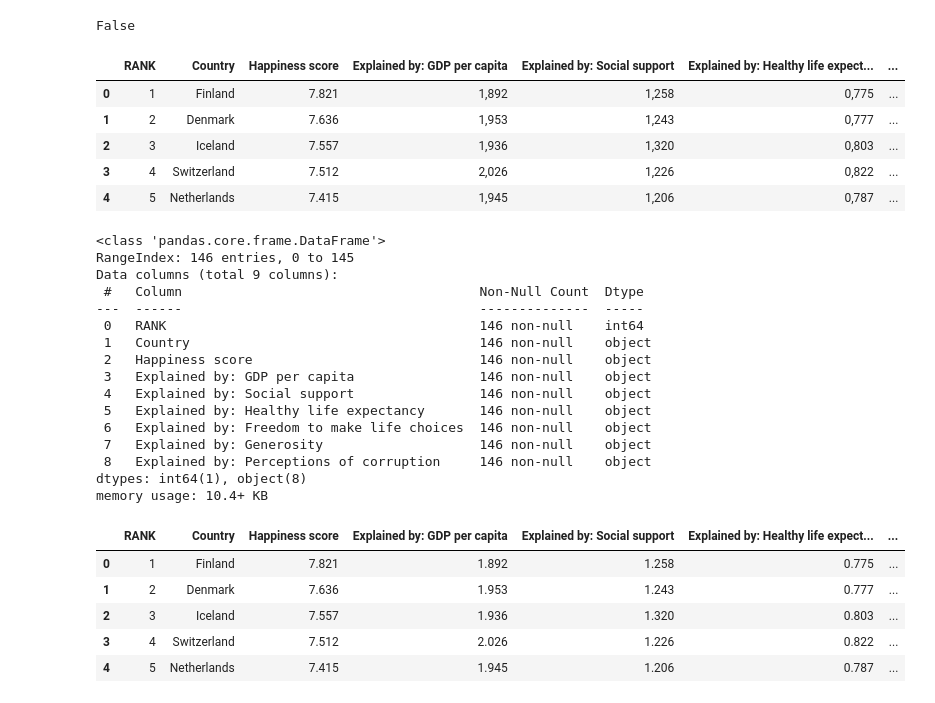
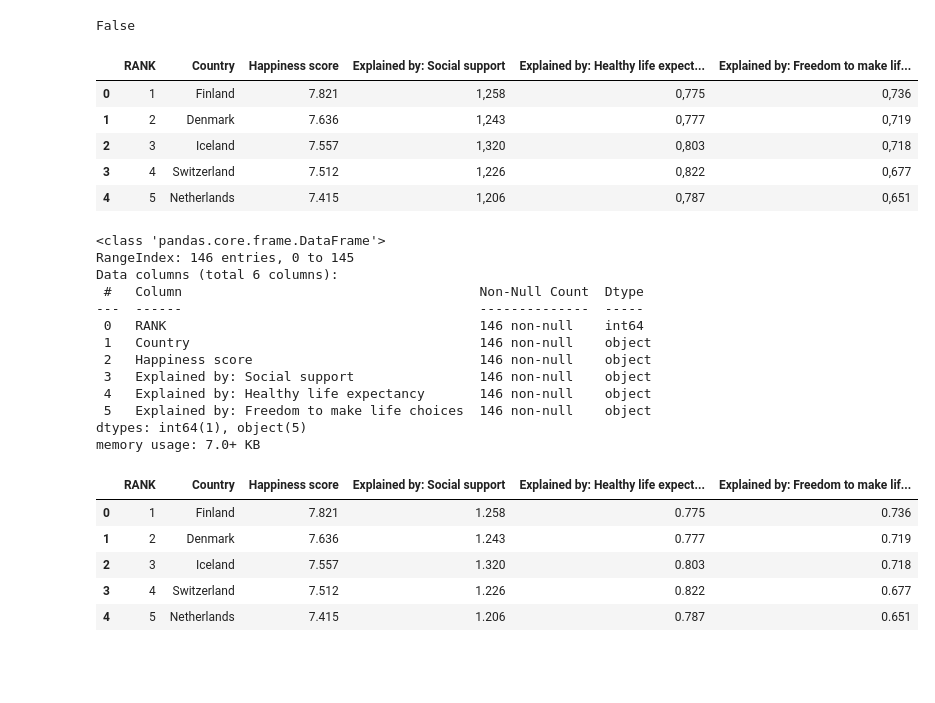
Before and after one commit to shroomtoastie/World_Happiness_project, a Jupyter notebook: happy22.ipynb, the cells around one changed output. Drawn from its saved outputs; the diff is of its cells as text; code cells hidden in the pictures; blank space fills up the shorter version.

```diff
--- a/happy22.ipynb
+++ b/happy22.ipynb
@@ -65,7 +65,7 @@ happy_df22.head()
 | 3 | 4 | Switzerland | 7,512 | 7,586 | 7,437 | 2,153 | ... |
 | 4 | 5 | Netherlands | 7,415 | 7,471 | 7,359 | 2,137 | ... |
 # %%
-cols_to_drop = ["Dystopia (1.83) + residual", "Whisker high", "Whisker low"]
+cols_to_drop = ["Dystopia (1.83) + residual", "Whisker high", "Whisker low", "Explained by: GDP per capita", "Explained by: Generosity", "Explained by: Perceptions of corruption"]
 
 happy_df22 = happy_df22.drop(columns = cols_to_drop)
 # %%
@@ -137,48 +134,45 @@ happy_df22['Happiness score'] = happy_df22['Happiness score'].str.replace(',', '
 # %%
 happy_df22.head()
 # %% [output]
-|  | RANK | Country | Happiness score | Explained by: GDP per capita | Explained by: Social support | Explained by: Healthy life expect... | ... |
-| 0 | 1 | Finland | 7.821 | 1,892 | 1,258 | 0,775 | ... |
-| 1 | 2 | Denmark | 7.636 | 1,953 | 1,243 | 0,777 | ... |
-| 2 | 3 | Iceland | 7.557 | 1,936 | 1,320 | 0,803 | ... |
-| 3 | 4 | Switzerland | 7.512 | 2,026 | 1,226 | 0,822 | ... |
-| 4 | 5 | Netherlands | 7.415 | 1,945 | 1,206 | 0,787 | ... |
+|  | RANK | Country | Happiness score | Explained by: Social support | Explained by: Healthy life expect... | Explained by: Freedom to make lif... |
+| 0 | 1 | Finland | 7.821 | 1,258 | 0,775 | 0,736 |
+| 1 | 2 | Denmark | 7.636 | 1,243 | 0,777 | 0,719 |
+| 2 | 3 | Iceland | 7.557 | 1,320 | 0,803 | 0,718 |
+| 3 | 4 | Switzerland | 7.512 | 1,226 | 0,822 | 0,677 |
+| 4 | 5 | Netherlands | 7.415 | 1,206 | 0,787 | 0,651 |
 # %%
 happy_df22.info()
 # %% [output]
 <class 'pandas.core.frame.DataFrame'>
 RangeIndex: 146 entries, 0 to 145
-Data columns (total 9 columns):
+Data columns (total 6 columns):
  #   Column                                      Non-Null Count  Dtype
 ---  ------                                      --------------  -----
  0   RANK                                        146 non-null    int64
  1   Country                                     146 non-null    object
  2   Happiness score                             146 non-null    object
- 3   Explained by: GDP per capita                146 non-null    object
- 4   Explained by: Social support                146 non-null    object
- 5   Explained by: Healthy life expectancy       146 non-null    object
- 6   Explained by: Freedom to make life choices  146 non-null    object
- 7   Explained by: Generosity                    146 non-null    object
- 8   Explained by: Perceptions of corruption     146 non-null    object
-dtypes: int64(1), object(8)
-memory usage: 10.4+ KB
+ 3   Explained by: Social support                146 non-null    object
+ 4   Explained by: Healthy life expectancy       146 non-null    object
+ 5   Explained by: Freedom to make life choices  146 non-null    object
+dtypes: int64(1), object(5)
+memory usage: 7.0+ KB
 # %%
-replace_dict = {
+edit_cols = {
     'Explained by: GDP per capita': {',': '.'},
     'Explained by: Social support': {',': '.'},
     'Explained by: Healthy life expectancy': {',': '.'},
     'Explained by: Freedom to make life choices': {',':'.'},
     'Explained by: Generosity': {',':'.'},
     'Explained by: Perceptions of corruption': {',':'.'}
 }
 
-happy_df22 = happy_df22.replace(replace_dict, regex=True)
+happy_df22 = happy_df22.replace(edit_cols, regex=True)
 
 happy_df22.head()
 # %% [output]
-|  | RANK | Country | Happiness score | Explained by: GDP per capita | Explained by: Social support | Explained by: Healthy life expect... | ... |
-| 0 | 1 | Finland | 7.821 | 1.892 | 1.258 | 0.775 | ... |
-| 1 | 2 | Denmark | 7.636 | 1.953 | 1.243 | 0.777 | ... |
-| 2 | 3 | Iceland | 7.557 | 1.936 | 1.320 | 0.803 | ... |
-| 3 | 4 | Switzerland | 7.512 | 2.026 | 1.226 | 0.822 | ... |
-| 4 | 5 | Netherlands | 7.415 | 1.945 | 1.206 | 0.787 | ... |
+|  | RANK | Country | Happiness score | Explained by: Social support | Explained by: Healthy life expect... | Explained by: Freedom to make lif... |
+| 0 | 1 | Finland | 7.821 | 1.258 | 0.775 | 0.736 |
+| 1 | 2 | Denmark | 7.636 | 1.243 | 0.777 | 0.719 |
+| 2 | 3 | Iceland | 7.557 | 1.320 | 0.803 | 0.718 |
+| 3 | 4 | Switzerland | 7.512 | 1.226 | 0.822 | 0.677 |
+| 4 | 5 | Netherlands | 7.415 | 1.206 | 0.787 | 0.651 |
```
Also changed, not shown: parts of 5 cells of this notebook, 1 other file.
